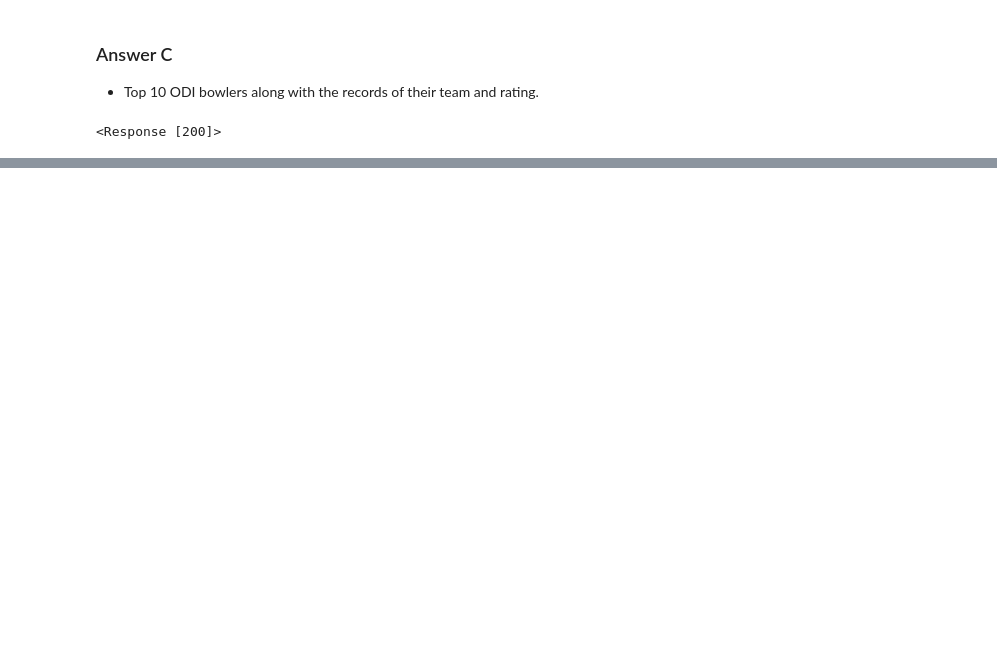
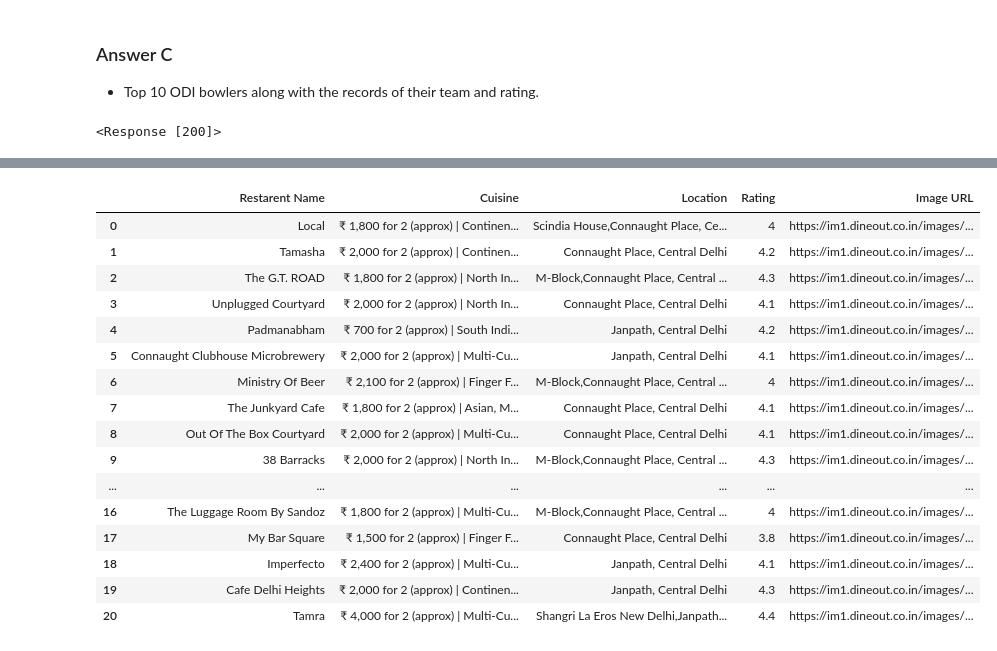
Before and after one commit to Dhara348/Internship, a Jupyter notebook: webscrap/WebScraping_Assignment.ipynb, the cells around one changed output, grey strips where cells are left out. Cells and saved outputs as stored; diff of their text form; code cells hidden in the pictures; blank space fills up the shorter version.

```diff
--- a/webscrap/WebScraping_Assignment.ipynb
+++ b/webscrap/WebScraping_Assignment.ipynb
@@ -374,0 +704,5 @@ df1_icc_bowler[0:10]
+# %%
+house_title=[]
+for i in soup_house.find_all('h2',class_="heading-6 font-semi-bold nb__25Cl7"):
+    house_title.append(i.text)
+house_title
@@ -374,0 +760,3 @@ df1_icc_bowler[0:10]
+# %%
+page13=requests.get("https://www.dineout.co.in/delhi-restaurants/dineout-pay")
+page13
@@ -374,0 +765,23 @@ df1_icc_bowler[0:10]
+# %%
+soup_dine=BeautifulSoup(page13.content)
+# %%
+Restaurant_name=[]
+for i in soup_dine.find_all('a',class_="restnt-name ellipsis"):
+    Restaurant_name.append(i.text)
+print("="*30,"Restaurant Name","="*30,"\n",Restaurant_name)
+Cuisine=[]
+for i in soup_dine.find_all('div',class_="detail-info"):
+    Cuisine.append(i.text)
+print("="*30,"Cuisine","="*30,"\n",Cuisine)
+Location=[]
+for i in soup_dine.find_all('div',class_="restnt-loc ellipsis"):
+    Location.append(i.text)
+print("="*30,"Location","="*30,"\n",Location)
+Rating=[]
+for i in soup_dine.find_all('div',class_="restnt-rating rating-4"):
+        Rating.append(i.text)
+print("="*30,"Rating","="*30,"\n",Rating)
+image=[]
+for i in soup_dine.find_all('img',class_="no-img"):
+    image.append(i['data-src'])
+print("="*30,"Image URL","="*30,"\n",image)
@@ -374,0 +799,22 @@ df1_icc_bowler[0:10]
+# %%
+import pandas as pd
+dineout=pd.DataFrame({'Restarent Name':Restaurant_name,'Cuisine':Cuisine,"Location":Location,'Rating':Rating,"Image URL":image})
+dineout
+# %% [output]
+|  | Restarent Name | Cuisine | Location | Rating | Image URL |
+| 0 | Local | ₹ 1,800 for 2 (approx) | Continen... | Scindia House,Connaught Place, Ce... | 4 | https://im1.dineout.co.in/images/... |
+| 1 | Tamasha | ₹ 2,000 for 2 (approx) | Continen... | Connaught Place, Central Delhi | 4.2 | https://im1.dineout.co.in/images/... |
+| 2 | The G.T. ROAD | ₹ 1,800 for 2 (approx) | North In... | M-Block,Connaught Place, Central ... | 4.3 | https://im1.dineout.co.in/images/... |
+| 3 | Unplugged Courtyard | ₹ 2,000 for 2 (approx) | North In... | Connaught Place, Central Delhi | 4.1 | https://im1.dineout.co.in/images/... |
+| 4 | Padmanabham | ₹ 700 for 2 (approx) | South Indi... | Janpath, Central Delhi | 4.2 | https://im1.dineout.co.in/images/... |
+| 5 | Connaught Clubhouse Microbrewery | ₹ 2,000 for 2 (approx) | Multi-Cu... | Janpath, Central Delhi | 4.1 | https://im1.dineout.co.in/images/... |
+| 6 | Ministry Of Beer | ₹ 2,100 for 2 (approx) | Finger F... | M-Block,Connaught Place, Central ... | 4 | https://im1.dineout.co.in/images/... |
+| 7 | The Junkyard Cafe | ₹ 1,800 for 2 (approx) | Asian, M... | Connaught Place, Central Delhi | 4.1 | https://im1.dineout.co.in/images/... |
+| 8 | Out Of The Box Courtyard | ₹ 2,000 for 2 (approx) | Multi-Cu... | Connaught Place, Central Delhi | 4.1 | https://im1.dineout.co.in/images/... |
+| 9 | 38 Barracks | ₹ 2,000 for 2 (approx) | North In... | M-Block,Connaught Place, Central ... | 4.3 | https://im1.dineout.co.in/images/... |
+| ... | ... | ... | ... | ... | ... |
+| 16 | The Luggage Room By Sandoz | ₹ 1,800 for 2 (approx) | Multi-Cu... | M-Block,Connaught Place, Central ... | 4 | https://im1.dineout.co.in/images/... |
+| 17 | My Bar Square | ₹ 1,500 for 2 (approx) | Finger F... | Connaught Place, Central Delhi | 3.8 | https://im1.dineout.co.in/images/... |
+| 18 | Imperfecto | ₹ 2,400 for 2 (approx) | Multi-Cu... | Janpath, Central Delhi | 4.1 | https://im1.dineout.co.in/images/... |
+| 19 | Cafe Delhi Heights | ₹ 2,000 for 2 (approx) | Continen... | Janpath, Central Delhi | 4.3 | https://im1.dineout.co.in/images/... |
+| 20 | Tamra | ₹ 4,000 for 2 (approx) | Multi-Cu... | Shangri La Eros New Delhi,Janpath... | 4.4 | https://im1.dineout.co.in/images/... |
```
Also changed, not shown: parts of 58 cells of this notebook.
